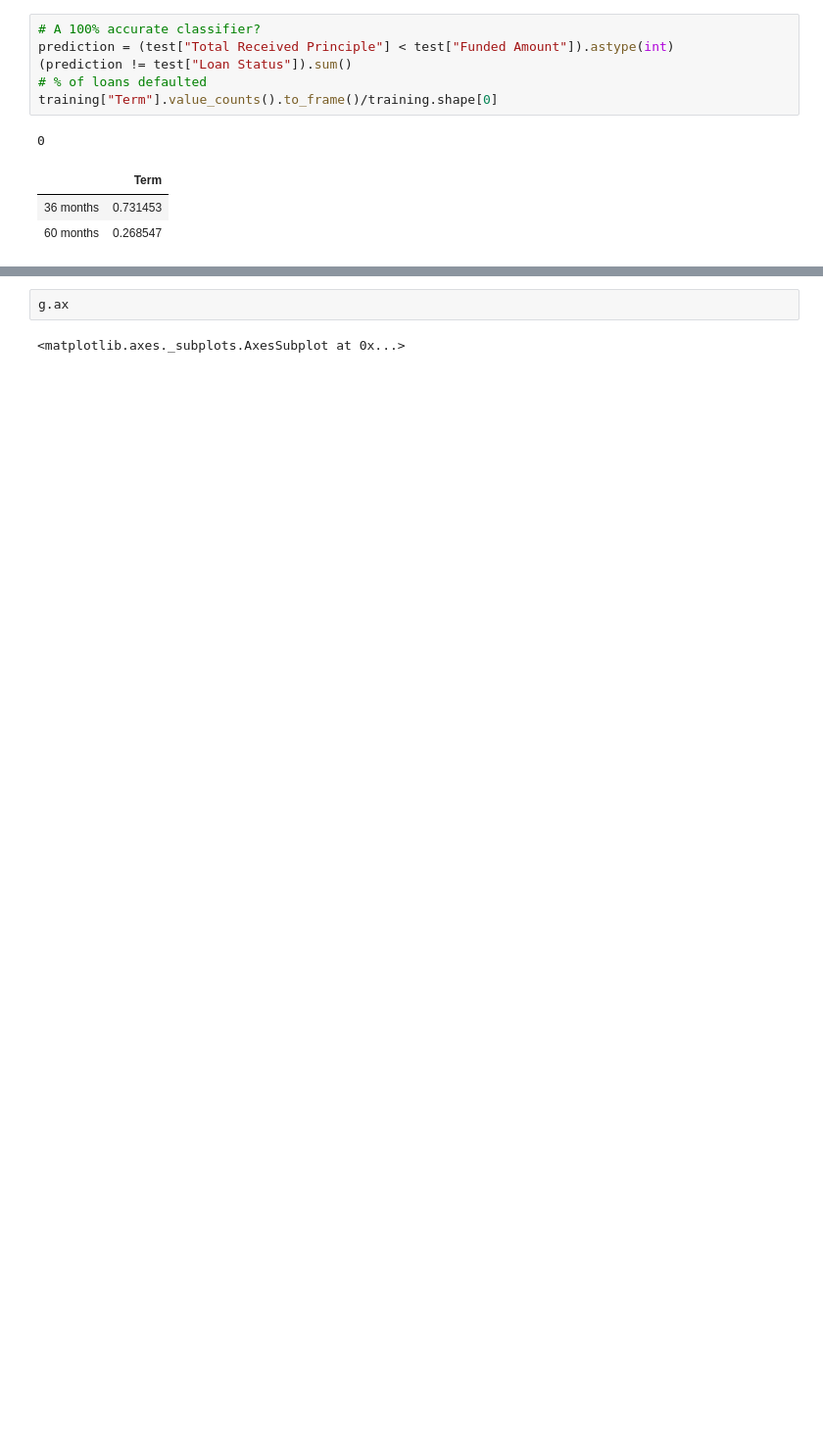
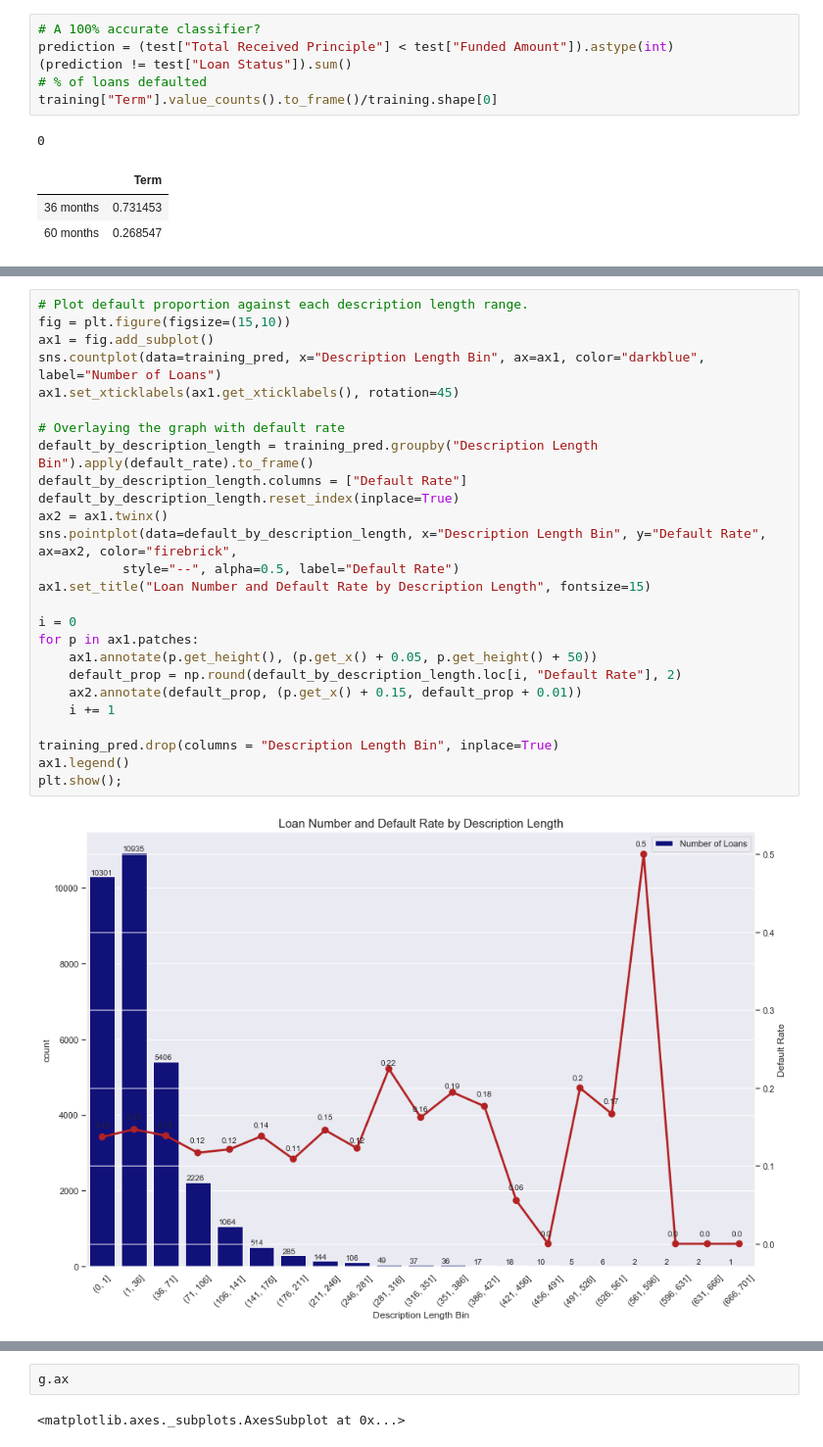
Before and after one commit to shiyangni/DataScienceForAdam, a Jupyter notebook: Projects/LendingClubProject/code/EDA.ipynb, the cells around one changed output, grey strips where cells are left out. Shown at 98% size. Saved outputs shown, nothing was run; the diff lists cells and outputs as text; blank space fills up the shorter version.

```diff
--- a/Projects/LendingClubProject/code/EDA.ipynb
+++ b/Projects/LendingClubProject/code/EDA.ipynb
@@ -460,0 +444,28 @@ __Length of Description__
+# %%
+# Plot default proportion against each description length range.
+fig = plt.figure(figsize=(15,10))
+ax1 = fig.add_subplot()
+sns.countplot(data=training_pred, x="Description Length Bin", ax=ax1, color="darkblue", label="Number of Loans")
+ax1.set_xticklabels(ax1.get_xticklabels(), rotation=45)
+
+# Overlaying the graph with default rate
+default_by_description_length = training_pred.groupby("Description Length Bin").apply(default_rate).to_frame()
+default_by_description_length.columns = ["Default Rate"]
+default_by_description_length.reset_index(inplace=True)
+ax2 = ax1.twinx()
+sns.pointplot(data=default_by_description_length, x="Description Length Bin", y="Default Rate", ax=ax2, color="firebrick",
+           style="--", alpha=0.5, label="Default Rate")
+ax1.set_title("Loan Number and Default Rate by Description Length", fontsize=15)
+
+i = 0
+for p in ax1.patches:
+    ax1.annotate(p.get_height(), (p.get_x() + 0.05, p.get_height() + 50))
+    default_prop = np.round(default_by_description_length.loc[i, "Default Rate"], 2)
+    ax2.annotate(default_prop, (p.get_x() + 0.15, default_prop + 0.01))
+    i += 1
+
+training_pred.drop(columns = "Description Length Bin", inplace=True)
+ax1.legend()
+plt.show();
+# %% [output]
+[figure, added]
```
Also changed, not shown: parts of 66 cells of this notebook, 8 other files.
